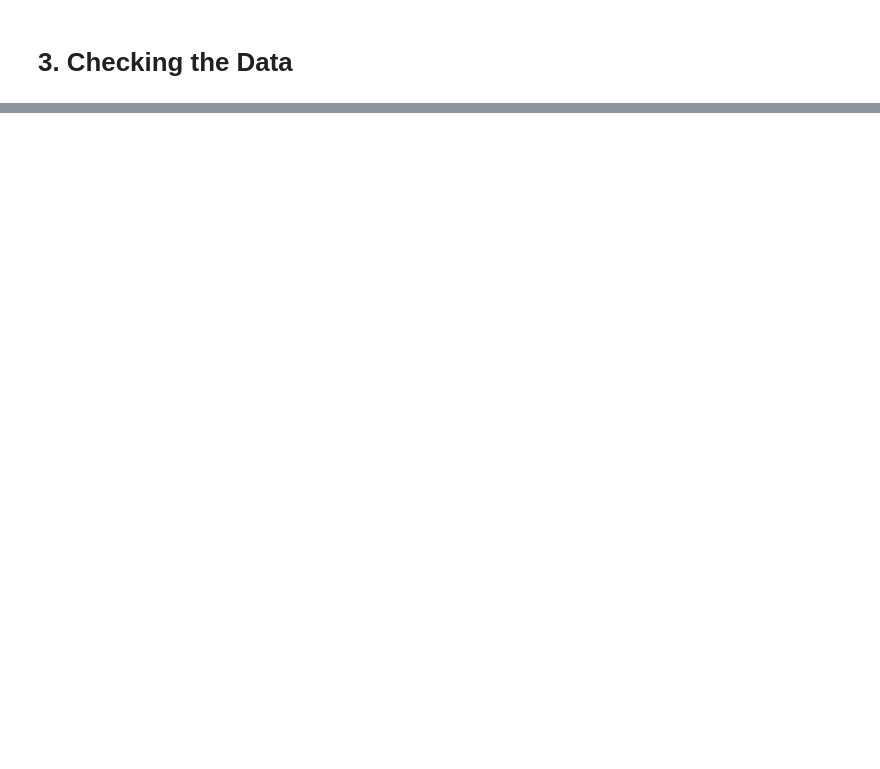
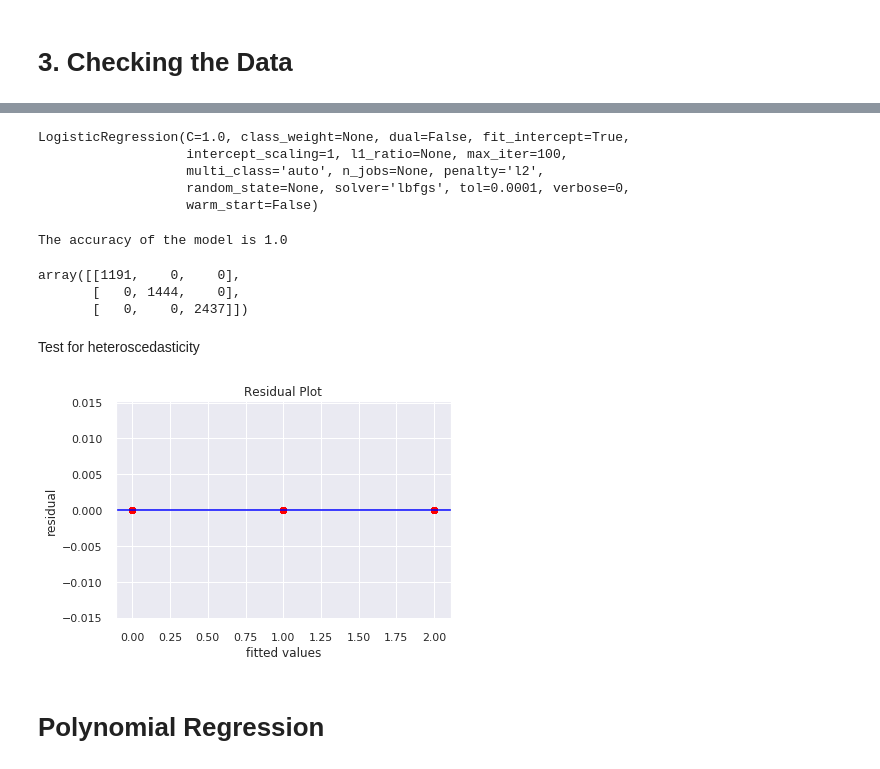
Before and after one commit to lydiandiba/DS-Core-IP-week-6, a Jupyter notebook: Data_Science_Core_IP_week_6.ipynb, the cells around one changed output, grey strips where cells are left out. Saved outputs shown, nothing was run; the diff lists cells and outputs as text; code cells hidden in the pictures; blank space fills up the shorter version.

```diff
--- a/Data_Science_Core_IP_week_6.ipynb
+++ b/Data_Science_Core_IP_week_6.ipynb
@@ -173,0 +422,12 @@ results_subset.info()
+# %%
+# filter categorical columns using mask and turn it into a list
+from sklearn.preprocessing import LabelEncoder
+categorical = ['neutral', 'tournament_type', 'outcome']
+
+le = LabelEncoder()
+
+# apply label encoder on categorical feature columns
+
+fifa_df[categorical] = fifa_df[categorical].apply(lambda x: le.fit_transform(x))
+
+fifa_df[categorical].head(10)
@@ -173,0 +482,52 @@ results_subset.info()
+# %%
+# Fitting our model
+# Creating the train and test sets of our dataset
+
+# S = fifa_df.drop(['outcome', 'home_score', 'away_score','result'], axis = 1)
+S = fifa_df.drop(['home_team','away_team', 'home_score', 'tournament','neutral','year','month','rank_x','country_full','rank_y','tournament_type'], axis = 1)
+t = fifa_df.outcome
+
+S_train, S_test, t_train, t_test = train_test_split(S, t, random_state = 3, test_size = 0.3)
+# %%
+#  Applying and training the model
+
+logreg = LogisticRegression()
+logreg.fit(S_train, t_train)
+# %% [output]
+LogisticRegression(C=1.0, class_weight=None, dual=False, fit_intercept=True,
+                   intercept_scaling=1, l1_ratio=None, max_iter=100,
+                   multi_class='auto', n_jobs=None, penalty='l2',
+                   random_state=None, solver='lbfgs', tol=0.0001, verbose=0,
+                   warm_start=False)
+# %%
+# Predicting the results
+
+t_pred = logreg.predict(S_test)
+# %%
+# Evaluating the performance of the model
+#
+from sklearn.metrics import confusion_matrix
+print('The accuracy of the model is',  accuracy_score(t_test, t_pred))
+confusion_matrix(t_test, t_pred)
+# %% [output]
+The accuracy of the model is 1.0
+array([[1191,    0,    0],
+       [   0, 1444,    0],
+       [   0,    0, 2437]])
+# %% [markdown]
+Test for heteroscedasticity
+# %%
+residuals = t_pred - t_test
+
+# Plotting the prediction errors
+
+plt.scatter(t_pred, residuals, color='red')
+plt.title('Residual Plot')
+plt.ylabel('residual')
+plt.xlabel('fitted values')
+plt.axhline(y= residuals.mean(), color='blue')
+plt.show()
+# %% [output]
+[figure, added]
+# %% [markdown]
+# Polynomial Regression
```
Also changed, not shown: parts of 81 cells of this notebook.
